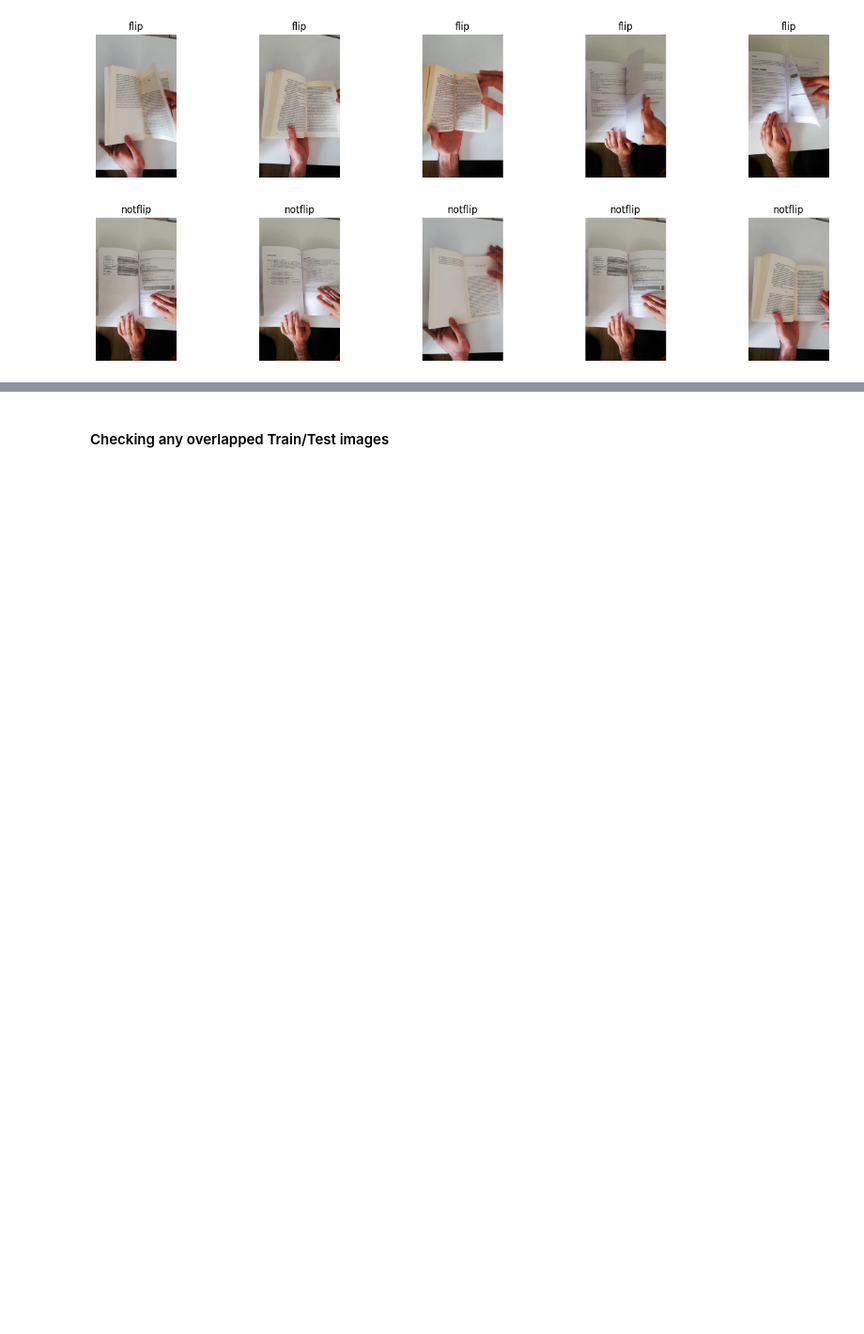
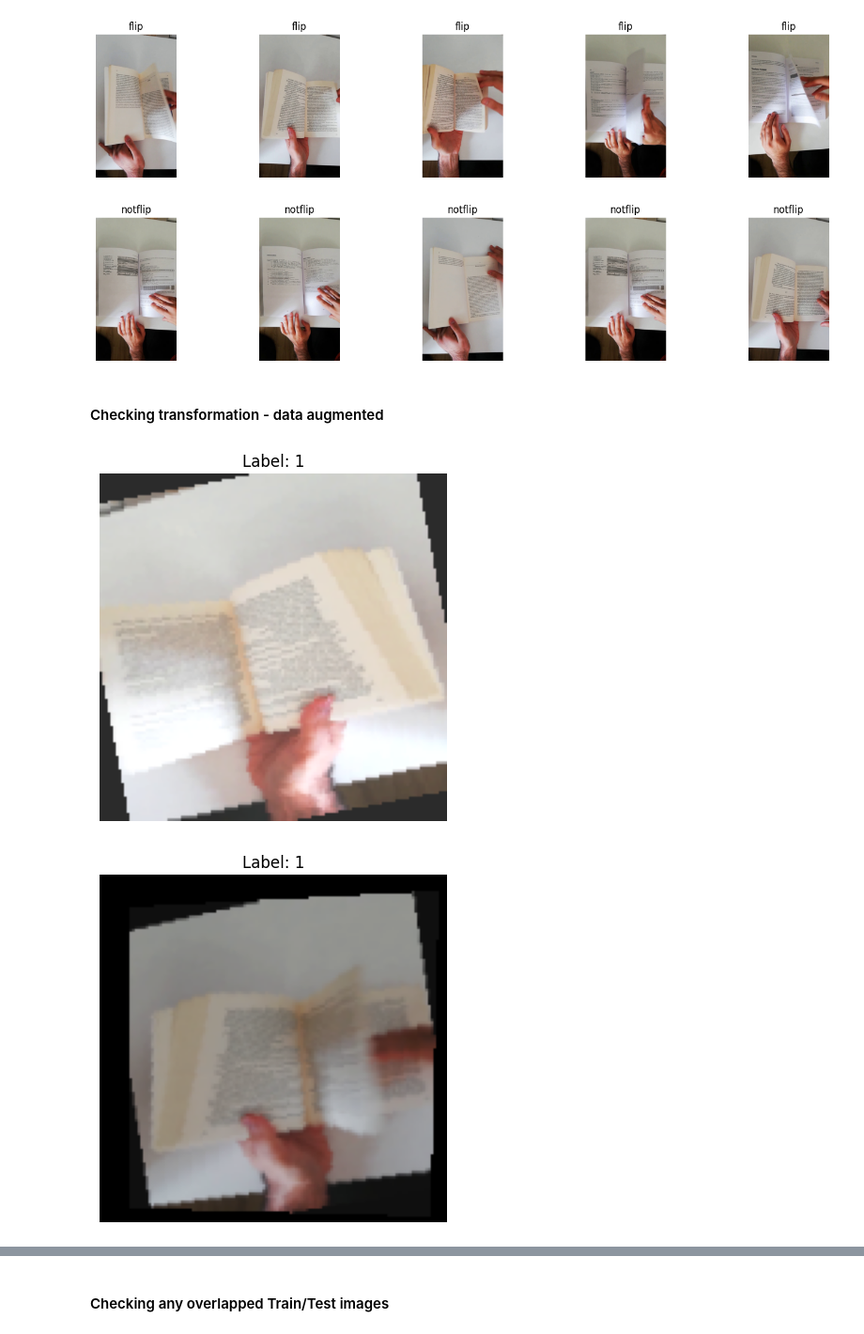
Before and after one commit to shinnew9/Apziva_practice_code, a Jupyter notebook: Project4-MonReader/2nd_TransferLearning_EfficientNet,ResNet.ipynb, the cells around one changed output, grey strips where cells are left out. Shown at 94% size. Drawn from its saved outputs; the diff is of its cells as text; code cells hidden in the pictures; blank space fills up the shorter version.

```diff
--- a/Project4-MonReader/2nd_TransferLearning_EfficientNet,ResNet.ipynb
+++ b/Project4-MonReader/2nd_TransferLearning_EfficientNet,ResNet.ipynb
@@ -138,3 +162,18 @@ show_random_images("notflip")
 # %% [output]
 [figure]
 [figure]
+# %% [markdown]
+#### Checking transformation - data augmented
+# %%
+import matplotlib.pyplot as plt
+import torchvision.transforms.functional as F
+
+for i in range(5):
+  img, label = train_dataset[i]
+  plt.imshow(F.to_pil_image(img))
+  plt.title(f"Label: {label}")
+  plt.axis("off")
+  plt.show()
+# %% [output]
+[figure, added]
+[figure, added]
```
Also changed, not shown: parts of 13 cells of this notebook.
